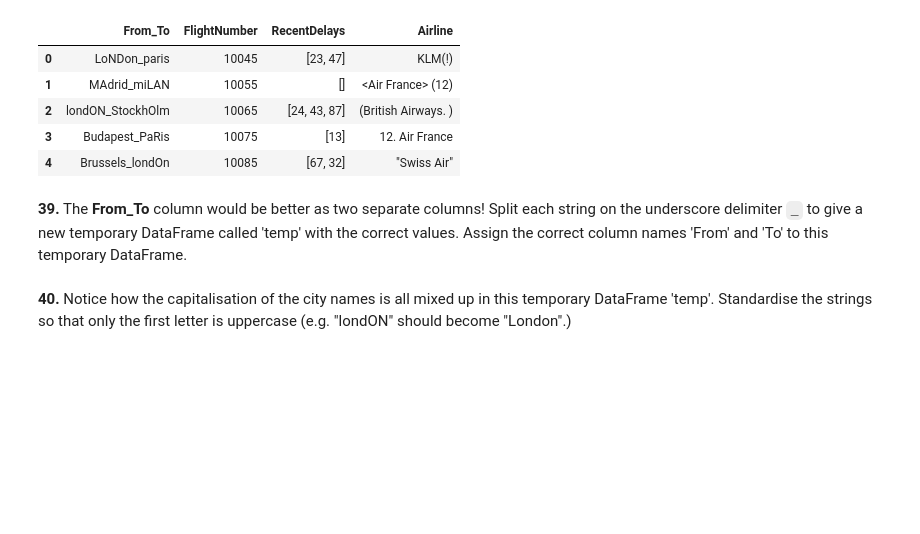
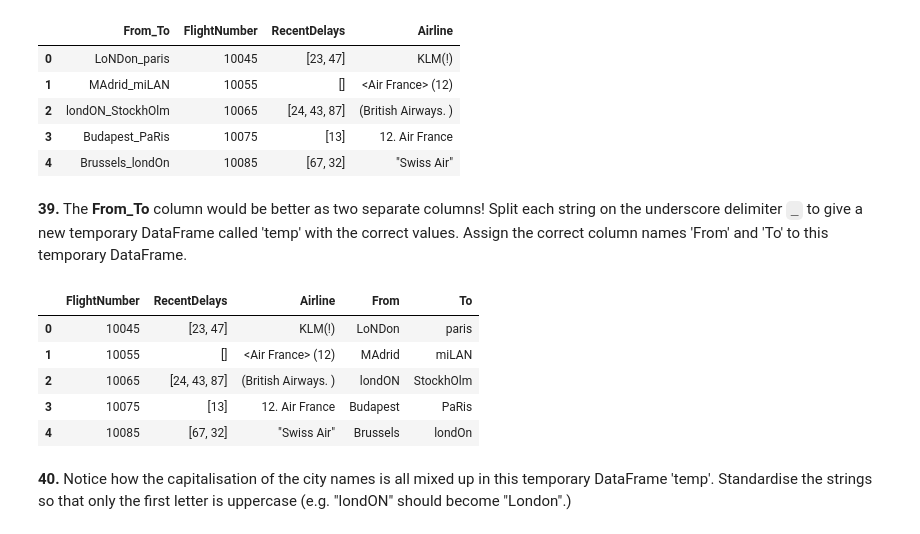
Before and after one commit to tanvirahmed1732/Practice, a Jupyter notebook: Data Science/Pandas/100 Pandas Puzzles/100-pandas-puzzles.ipynb, the cells around one changed output. Saved outputs shown, nothing was run; the diff lists cells and outputs as text; code cells hidden in the pictures; blank space fills up the shorter version.

```diff
--- a/Data Science/Pandas/100 Pandas Puzzles/100-pandas-puzzles.ipynb
+++ b/Data Science/Pandas/100 Pandas Puzzles/100-pandas-puzzles.ipynb
@@ -788,6 +788,19 @@ df
 | 4 | Brussels_londOn | 10085 | [67, 32] | "Swiss Air" |
 # %% [markdown]
 **39.** The **From\_To** column would be better as two separate columns! Split each string on the underscore delimiter `_` to give a new temporary DataFrame called 'temp' with the correct values. Assign the correct column names 'From' and 'To' to this temporary DataFrame.
+# %%
+temp=df.copy()
+temp[['From','To']]=temp['From_To'].str.split("_",expand=True) #method is used when you want the result of the split operation to be returned as a DataFrame or a 2D array
+# temp["To"]=temp["From_To"][1]
+temp.drop(columns=['From_To'],inplace=True)
+temp
+# %% [output]
+|  | FlightNumber | RecentDelays | Airline | From | To |
+| 0 | 10045 | [23, 47] | KLM(!) | LoNDon | paris |
+| 1 | 10055 | [] | <Air France> (12) | MAdrid | miLAN |
+| 2 | 10065 | [24, 43, 87] | (British Airways. ) | londON | StockhOlm |
+| 3 | 10075 | [13] | 12. Air France | Budapest | PaRis |
+| 4 | 10085 | [67, 32] | "Swiss Air" | Brussels | londOn |
 # %% [markdown]
 **40.** Notice how the capitalisation of the city names is all mixed up in this temporary DataFrame 'temp'. Standardise the strings so that only the first letter is uppercase (e.g. "londON" should become "London".)
 # %% [markdown]
```
Also changed, not shown: 1 other file.
